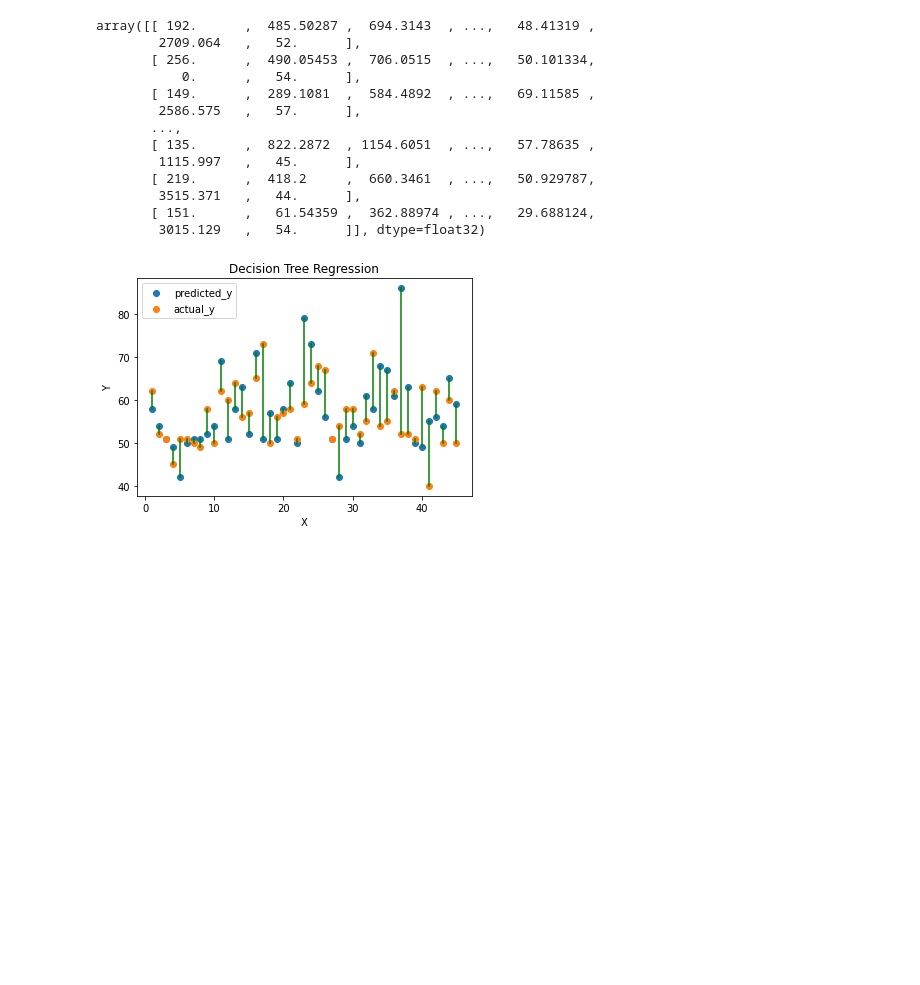
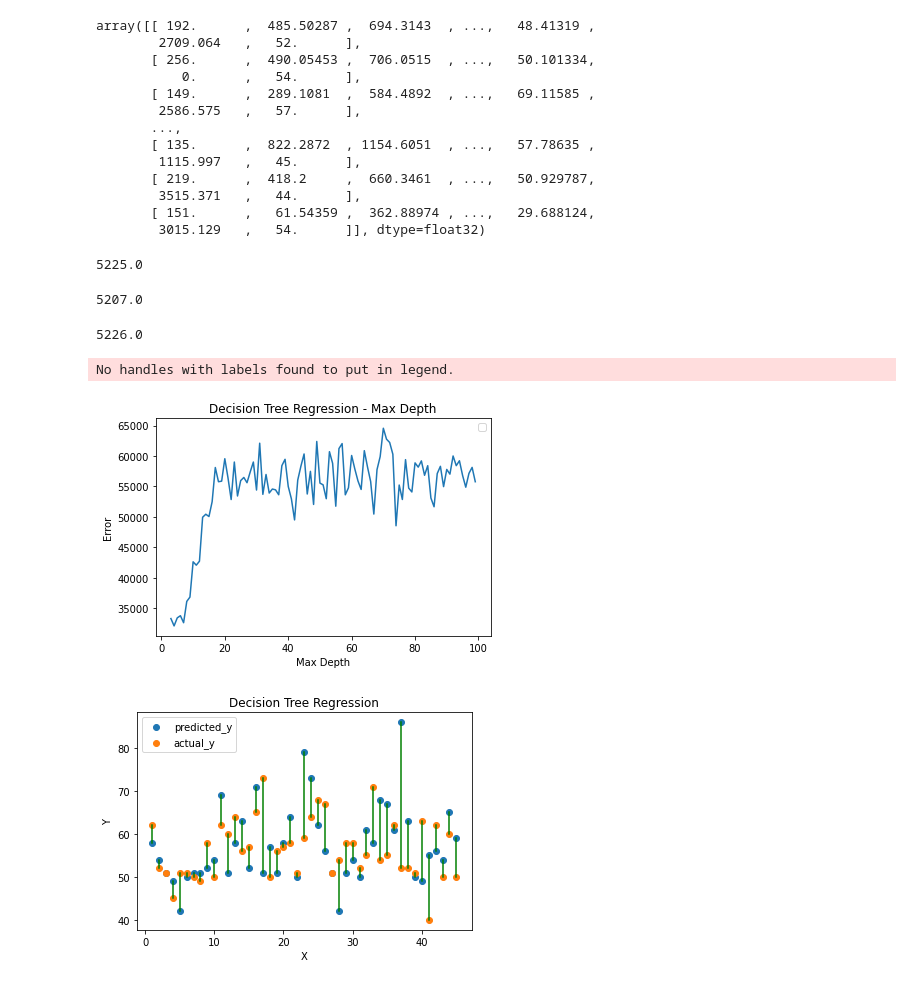
Before and after one commit to harshith7823/CS760-Project, a Jupyter notebook: DecisionTreeRegressor.ipynb, the cells around one changed output. Drawn from its saved outputs; the diff is of its cells as text; code cells hidden in the pictures; blank space fills up the shorter version.

Commit message:
Adding few plots and RandomForest regressor

```diff
--- a/DecisionTreeRegressor.ipynb
+++ b/DecisionTreeRegressor.ipynb
@@ -47,6 +48,26 @@ array([[ 192.      ,  485.50287 ,  694.3143  , ...,   48.41319 ,
         3515.371   ,   44.      ],
        [ 151.      ,   61.54359 ,  362.88974 , ...,   29.688124,
         3015.129   ,   54.      ]], dtype=float32)
+# %%
+X_train, X_test, y_train, y_test = train_test_split(X, y, test_size=0.1, random_state=42)
+clf = tree.DecisionTreeRegressor(criterion="absolute_error")
+clf = clf.fit(X_train, y_train)
+# %%
+predicted_y = clf.predict(X_test)
+sum(abs(y_test - predicted_y))
+# %% [output]
+5225.0
+# %%
+friedman_mse_clf = tree.DecisionTreeRegressor(criterion="friedman_mse")
+friedman_mse_clf = friedman_mse_clf.fit(X_train, y_train)
+predicted_y = friedman_mse_clf.predict(X_test)
+sum(abs(y_test - predicted_y))
+# %% [output]
+5207.0
 # %%
-clf = tree.DecisionTreeRegressor()
+clf = tree.DecisionTreeRegressor(criterion="absolute_error")
 clf = clf.fit(X_train, y_train)
+predicted_y = clf.predict(X_test)
+sum(abs(y_test - predicted_y))
+# %% [output]
+5226.0
@@ -55,3 +74,24 @@ predicted_y = clf.predict(X_test)
+# %%
+errors = []
+depth = [i for i in range(3, 100)]
+for i in depth:
+  X_train, X_test, y_train, y_test = train_test_split(X, y, test_size=0.1, shuffle=True)
+  clf = tree.DecisionTreeRegressor(max_depth=i)
+  clf = clf.fit(X_train, y_train)
+  predicted_y = clf.predict(X_test)
+  errors.append(sum(abs(y_test - predicted_y)**2))
+# %%
+
+plt.figure()
+plt.plot(depth, errors)
+plt.xlabel("Max Depth")
+plt.ylabel("Error")
+plt.title("Decision Tree Regression - Max Depth")
+plt.legend()
+plt.show()
+# %% [output]
+No handles with labels found to put in legend.
+[figure, added]
 # %%
 plt.figure()
 x = [i+1 for i in range(len(y_test))]
```
Also changed, not shown: parts of 10 cells of this notebook.
